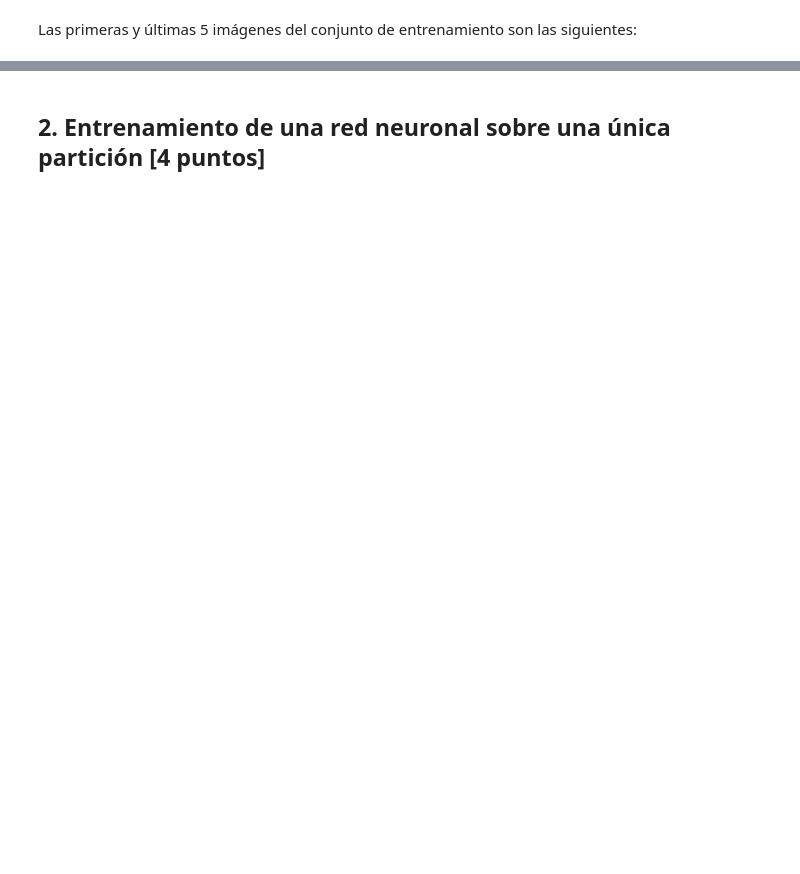
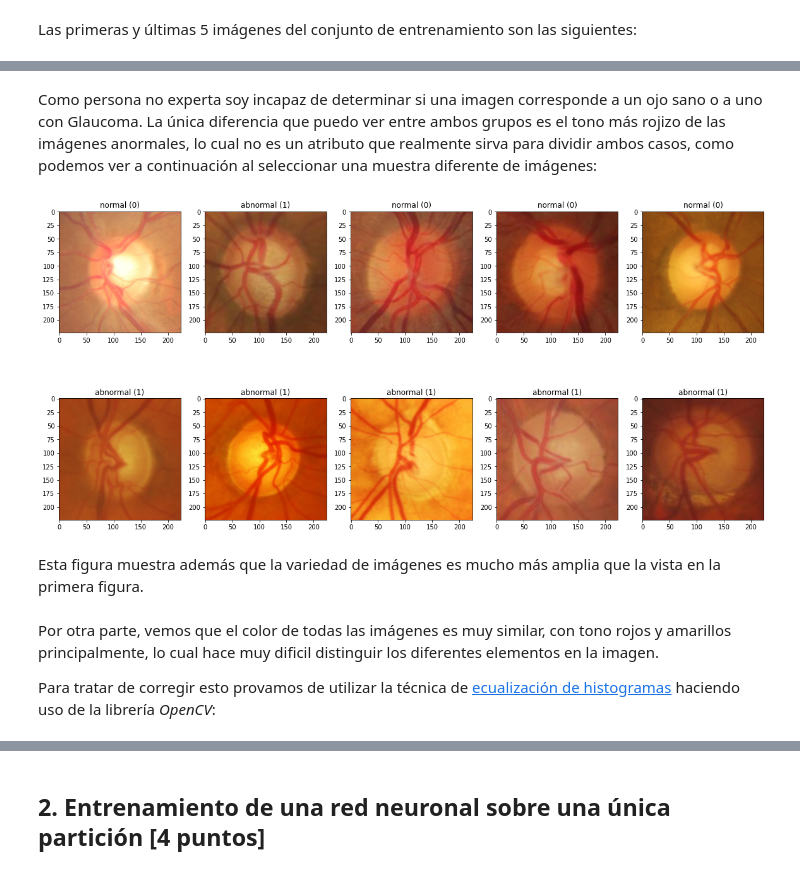
Before and after one commit to ander-elkoroaristizabal/Glaucoma-detection-w-CNNs, a Jupyter notebook: DL_PRA_AnderElkoaroaristizabal.ipynb, the cells around one changed output, grey strips where cells are left out. Drawn from its saved outputs; the diff is of its cells as text; code cells hidden in the pictures; blank space fills up the shorter version.

```diff
--- a/DL_PRA_AnderElkoaroaristizabal.ipynb
+++ b/DL_PRA_AnderElkoaroaristizabal.ipynb
@@ -138,0 +226,25 @@ plt.show()
+# %% [markdown]
+Como persona no experta soy incapaz de determinar si una imagen corresponde a un ojo sano o a uno con Glaucoma.
+La única diferencia que puedo ver entre ambos grupos es el tono más rojizo de las imágenes anormales,
+lo cual no es un atributo que realmente sirva para dividir ambos casos,
+como podemos ver a continuación al seleccionar una muestra diferente de imágenes:
+# %%
+figure, axes = plt.subplots(nrows=2, ncols=5, figsize=(20, 10))
+# Hacemos la selección aleatoria:
+sample = random.sample(range(X_train.shape[0]), 10)
+for i, ax in enumerate(axes.flat):
+  sample_image = X_train[sample][i]
+  # Mostramos la imagen:
+  ax.imshow(sample_image)
+  # Añadimos la etiqueta:
+  y = y_train[sample][i]
+  ax.set_title(f"{value2label[y]} ({y})")
+plt.show()
+# %% [output]
+[figure, added]
+# %% [markdown]
+Esta figura muestra además que la variedad de imágenes es mucho más amplia que la vista en la primera figura.
+# %% [markdown]
+Por otra parte, vemos que el color de todas las imágenes es muy similar, con tono rojos y amarillos principalmente, lo cual hace muy dificil distinguir los diferentes elementos en la imagen.
+
+Para tratar de corregir esto provamos de utilizar la técnica de [ecualización de histogramas](https://docs.opencv.org/3.4/d4/d1b/tutorial_histogram_equalization.html) haciendo uso de la librería *OpenCV*:
```
Also changed, not shown: parts of 289 cells of this notebook, 3 other files.
